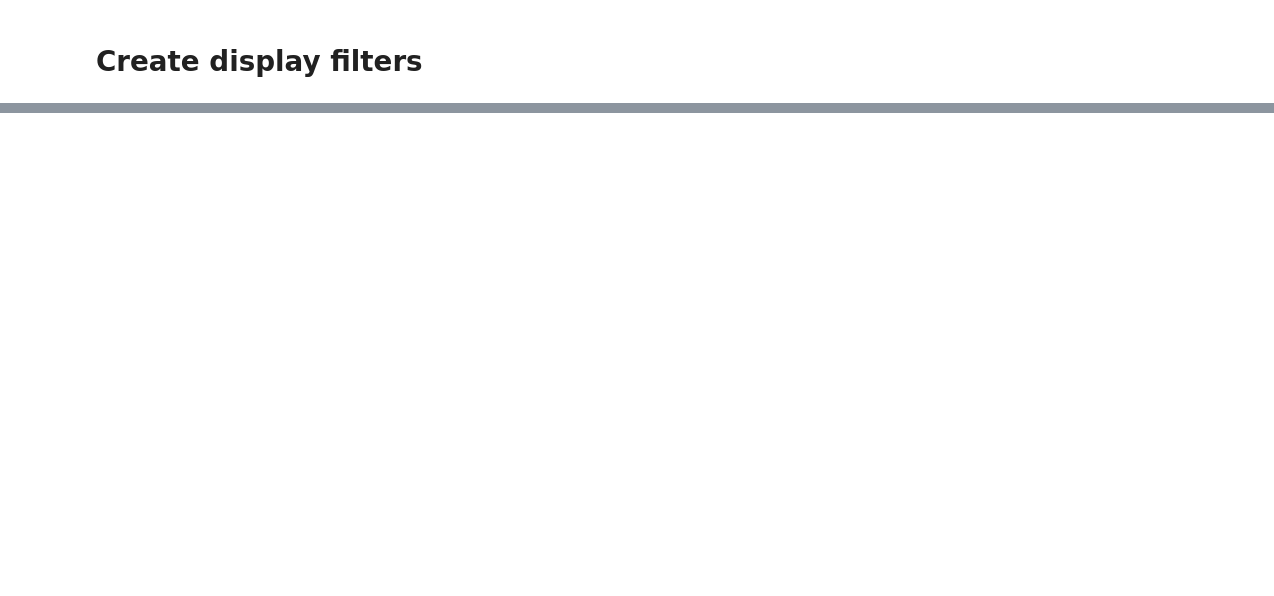
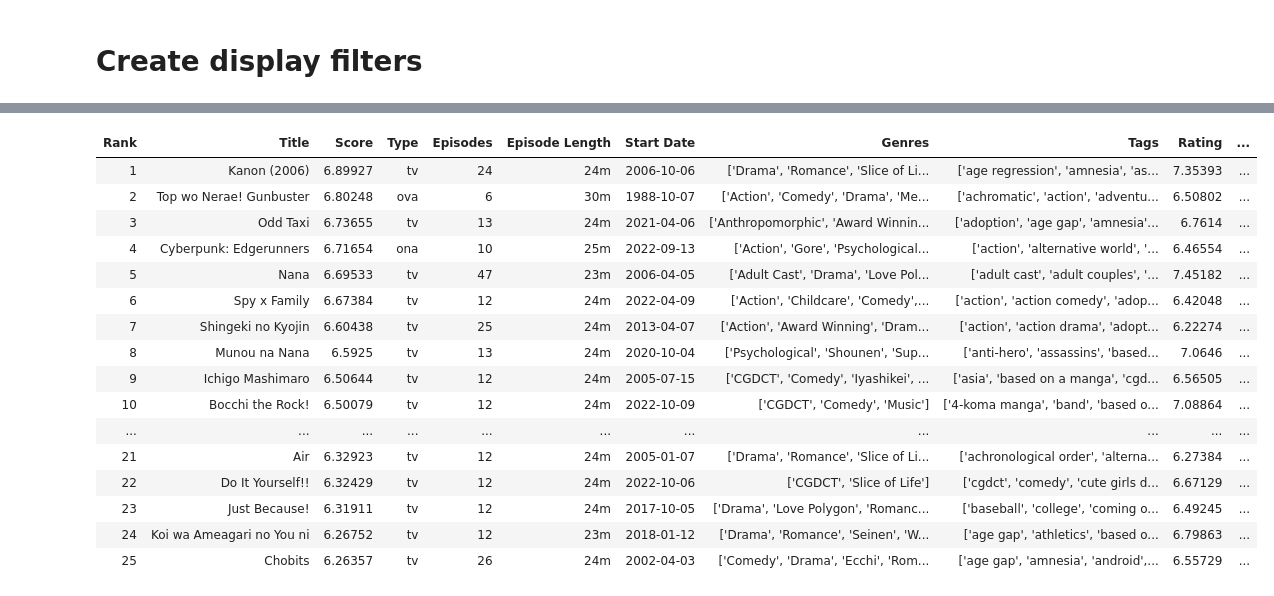
Before and after one commit to Fro116/RecommenderSystem, a Jupyter notebook: notebooks/RecEgress/RecommendationsBase.ipynb, the cells around one changed output, grey strips where cells are left out. Cells and saved outputs as stored; diff of their text form; code cells hidden in the pictures; blank space fills up the shorter version.

```diff
--- a/notebooks/RecEgress/RecommendationsBase.ipynb
+++ b/notebooks/RecEgress/RecommendationsBase.ipynb
@@ -241,0 +268,20 @@ plan_to_watch(n) = rec_df |> ptw |> top(n) |> display;
+# %%
+get_rec_df("temporal") |> inv(seen) |> inv(related) |> top(N) |> display
+# %% [output]
+| Rank | Title | Score | Type | Episodes | Episode Length | Start Date | Genres | Tags | Rating | ... |
+| 1 | Kanon (2006) | 6.89927 | tv | 24 | 24m | 2006-10-06 | ['Drama', 'Romance', 'Slice of Li... | ['age regression', 'amnesia', 'as... | 7.35393 | ... |
+| 2 | Top wo Nerae! Gunbuster | 6.80248 | ova | 6 | 30m | 1988-10-07 | ['Action', 'Comedy', 'Drama', 'Me... | ['achromatic', 'action', 'adventu... | 6.50802 | ... |
+| 3 | Odd Taxi | 6.73655 | tv | 13 | 24m | 2021-04-06 | ['Anthropomorphic', 'Award Winnin... | ['adoption', 'age gap', 'amnesia'... | 6.7614 | ... |
+| 4 | Cyberpunk: Edgerunners | 6.71654 | ona | 10 | 25m | 2022-09-13 | ['Action', 'Gore', 'Psychological... | ['action', 'alternative world', '... | 6.46554 | ... |
+| 5 | Nana | 6.69533 | tv | 47 | 23m | 2006-04-05 | ['Adult Cast', 'Drama', 'Love Pol... | ['adult cast', 'adult couples', '... | 7.45182 | ... |
+| 6 | Spy x Family | 6.67384 | tv | 12 | 24m | 2022-04-09 | ['Action', 'Childcare', 'Comedy',... | ['action', 'action comedy', 'adop... | 6.42048 | ... |
+| 7 | Shingeki no Kyojin | 6.60438 | tv | 25 | 24m | 2013-04-07 | ['Action', 'Award Winning', 'Dram... | ['action', 'action drama', 'adopt... | 6.22274 | ... |
+| 8 | Munou na Nana | 6.5925 | tv | 13 | 24m | 2020-10-04 | ['Psychological', 'Shounen', 'Sup... | ['anti-hero', 'assassins', 'based... | 7.0646 | ... |
+| 9 | Ichigo Mashimaro | 6.50644 | tv | 12 | 24m | 2005-07-15 | ['CGDCT', 'Comedy', 'Iyashikei', ... | ['asia', 'based on a manga', 'cgd... | 6.56505 | ... |
+| 10 | Bocchi the Rock! | 6.50079 | tv | 12 | 24m | 2022-10-09 | ['CGDCT', 'Comedy', 'Music'] | ['4-koma manga', 'band', 'based o... | 7.08864 | ... |
+| ... | ... | ... | ... | ... | ... | ... | ... | ... | ... | ... |
+| 21 | Air | 6.32923 | tv | 12 | 24m | 2005-01-07 | ['Drama', 'Romance', 'Slice of Li... | ['achronological order', 'alterna... | 6.27384 | ... |
+| 22 | Do It Yourself!! | 6.32429 | tv | 12 | 24m | 2022-10-06 | ['CGDCT', 'Slice of Life'] | ['cgdct', 'comedy', 'cute girls d... | 6.67129 | ... |
+| 23 | Just Because! | 6.31911 | tv | 12 | 24m | 2017-10-05 | ['Drama', 'Love Polygon', 'Romanc... | ['baseball', 'college', 'coming o... | 6.49245 | ... |
+| 24 | Koi wa Ameagari no You ni | 6.26752 | tv | 12 | 23m | 2018-01-12 | ['Drama', 'Romance', 'Seinen', 'W... | ['age gap', 'athletics', 'based o... | 6.79863 | ... |
+| 25 | Chobits | 6.26357 | tv | 26 | 24m | 2002-04-03 | ['Comedy', 'Drama', 'Ecchi', 'Rom... | ['age gap', 'amnesia', 'android',... | 6.55729 | ... |
```
Also changed, not shown: parts of 19 cells of this notebook, 5 other files.
